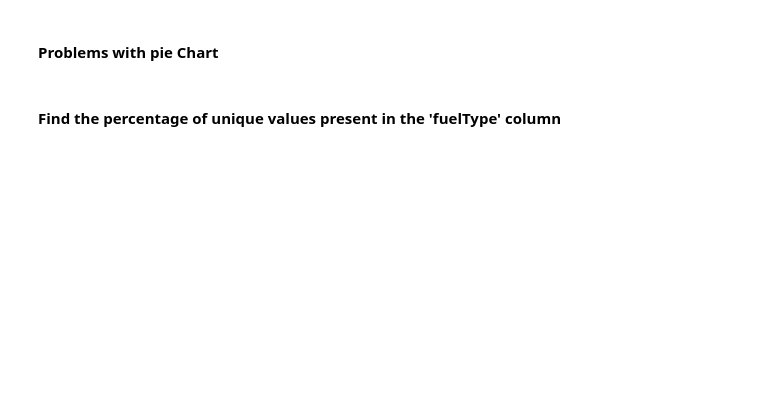
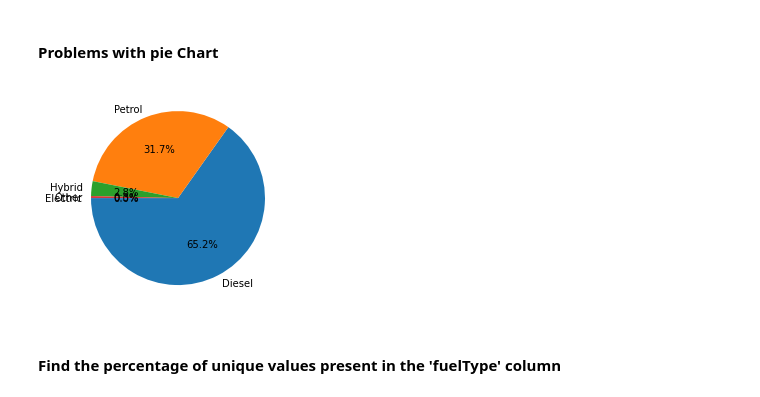
Before and after one commit to SKawsar/Data-Visualization-with-Python, a Jupyter notebook: Lecture_3.ipynb, the cells around one changed output. Cells and saved outputs as stored; diff of their text form; code cells hidden in the pictures; blank space fills up the shorter version.

```diff
--- a/Lecture_3.ipynb
+++ b/Lecture_3.ipynb
@@ -51,4 +180,12 @@ Instructor:
 # %% [markdown]
 #### Problems with pie Chart
+# %%
+df["fuelType"].value_counts().plot(kind="pie",
+                                       autopct='%1.1f%%',
+                                       startangle=180)
+plt.ylabel("")
+plt.show()
+# %% [output]
+[figure, added]
 # %% [markdown]
 #### Find the percentage of unique values present in the 'fuelType' column
```
Also changed, not shown: parts of 15 cells of this notebook.
